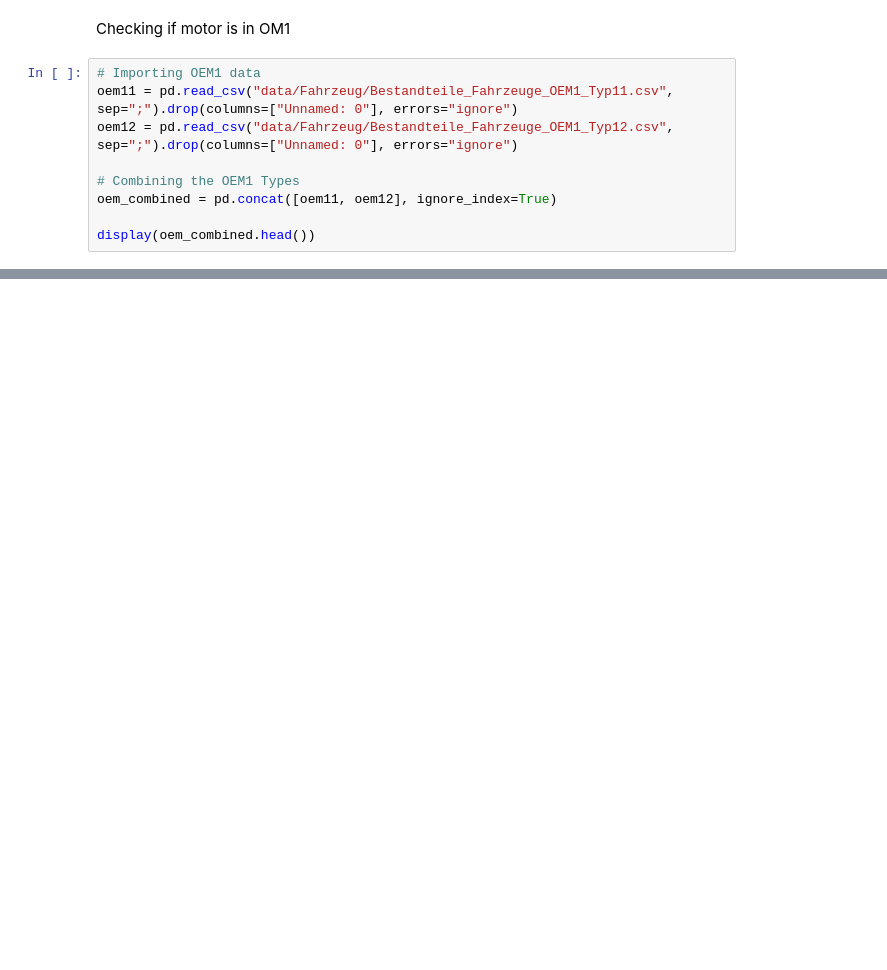
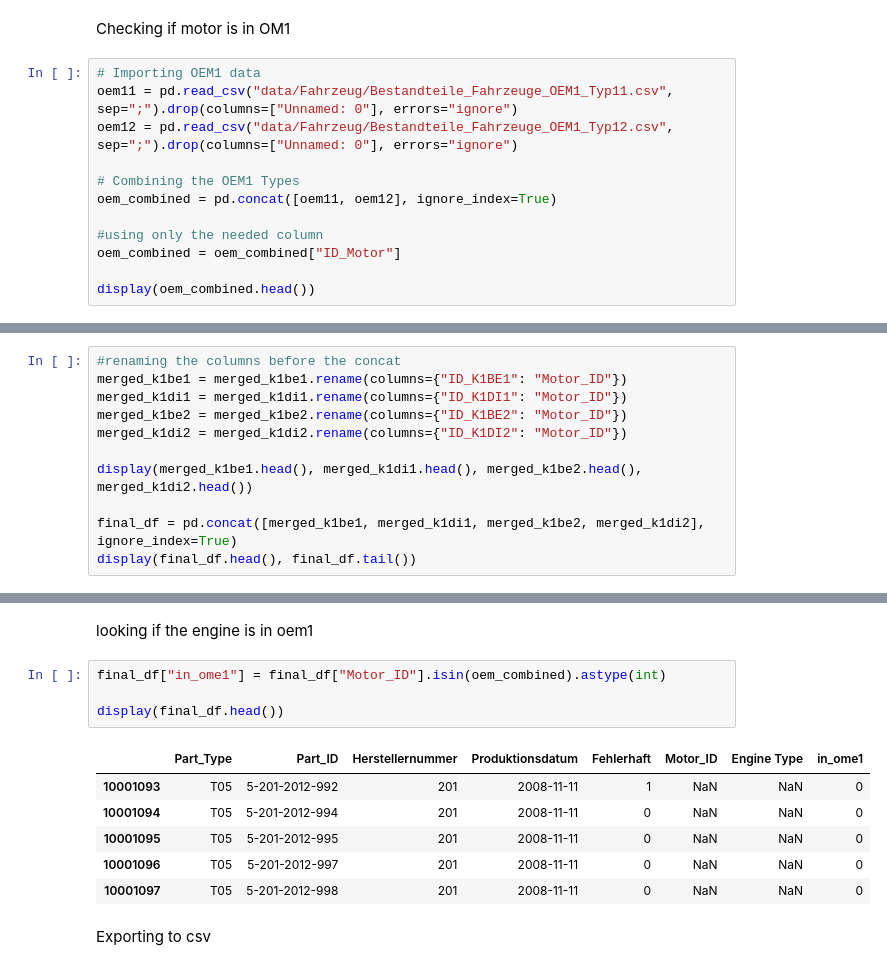
Before and after one commit to Teddy131/IDA-GROUP, a Jupyter notebook: final_data.ipynb, the cells around one changed output, grey strips where cells are left out. Saved outputs shown, nothing was run; the diff lists cells and outputs as text; blank space fills up the shorter version.

```diff
--- a/final_data.ipynb
+++ b/final_data.ipynb
@@ -205,5 +336,8 @@ oem12 = pd.read_csv("data/Fahrzeug/Bestandteile_Fahrzeuge_OEM1_Typ12.csv", sep="
 # Combining the OEM1 Types
 oem_combined = pd.concat([oem11, oem12], ignore_index=True)
 
+#using only the needed column
+oem_combined = oem_combined["ID_Motor"]
+
 display(oem_combined.head())
 # %% [output]
@@ -215,0 +352,11 @@ display(oem_combined.head())
+# %%
+#renaming the columns before the concat
+merged_k1be1 = merged_k1be1.rename(columns={"ID_K1BE1": "Motor_ID"})
+merged_k1di1 = merged_k1di1.rename(columns={"ID_K1DI1": "Motor_ID"})
+merged_k1be2 = merged_k1be2.rename(columns={"ID_K1BE2": "Motor_ID"})
+merged_k1di2 = merged_k1di2.rename(columns={"ID_K1DI2": "Motor_ID"})
+
+display(merged_k1be1.head(), merged_k1di1.head(), merged_k1be2.head(), merged_k1di2.head())
+
+final_df = pd.concat([merged_k1be1, merged_k1di1, merged_k1be2, merged_k1di2], ignore_index=True)
+display(final_df.head(), final_df.tail())
@@ -215,0 +400,15 @@ display(oem_combined.head())
+# %% [markdown]
+looking if the engine is in oem1
+# %%
+final_df["in_ome1"] = final_df["Motor_ID"].isin(oem_combined).astype(int)
+
+display(final_df.head())
+# %% [output]
+|  | Part_Type | Part_ID | Herstellernummer | Produktionsdatum | Fehlerhaft | Motor_ID | Engine Type | in_ome1 |
+| 10001093 | T05 | 5-201-2012-992 | 201 | 2008-11-11 | 1 | NaN | NaN | 0 |
+| 10001094 | T05 | 5-201-2012-994 | 201 | 2008-11-11 | 0 | NaN | NaN | 0 |
+| 10001095 | T05 | 5-201-2012-995 | 201 | 2008-11-11 | 0 | NaN | NaN | 0 |
+| 10001096 | T05 | 5-201-2012-997 | 201 | 2008-11-11 | 0 | NaN | NaN | 0 |
+| 10001097 | T05 | 5-201-2012-998 | 201 | 2008-11-11 | 0 | NaN | NaN | 0 |
+# %% [markdown]
+Exporting to csv
```
Also changed, not shown: parts of 7 cells of this notebook.
